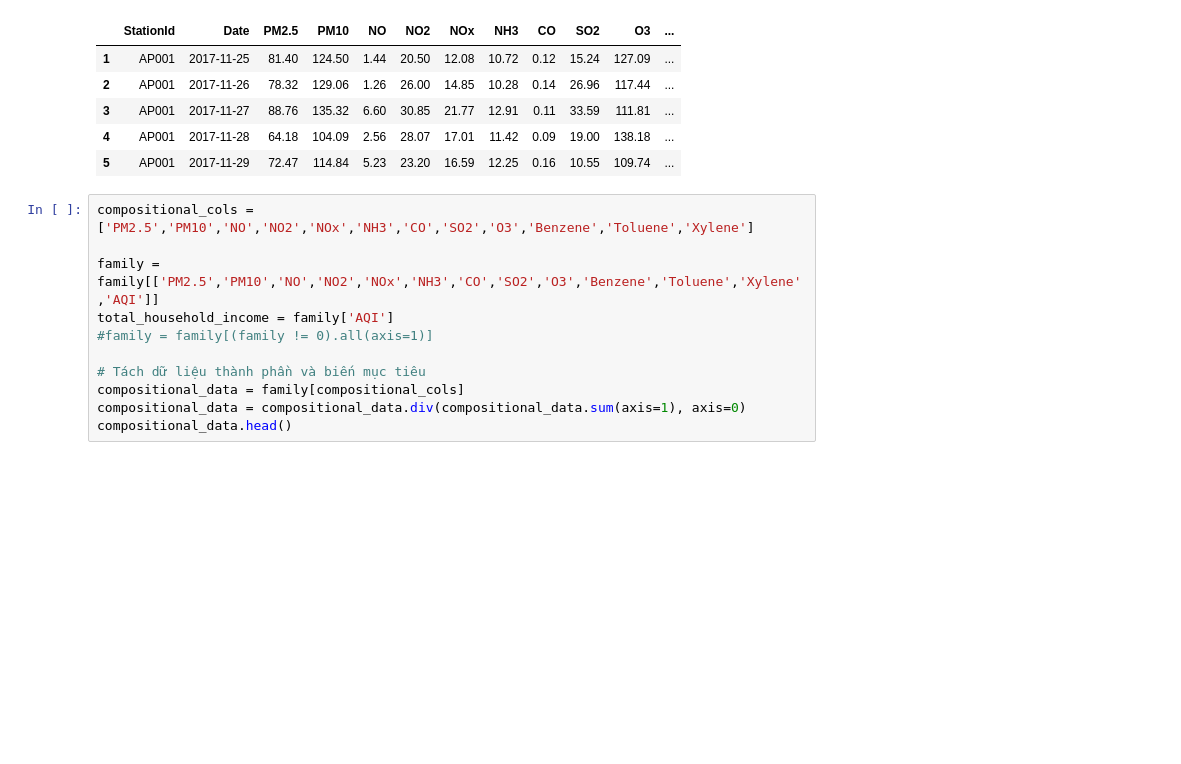
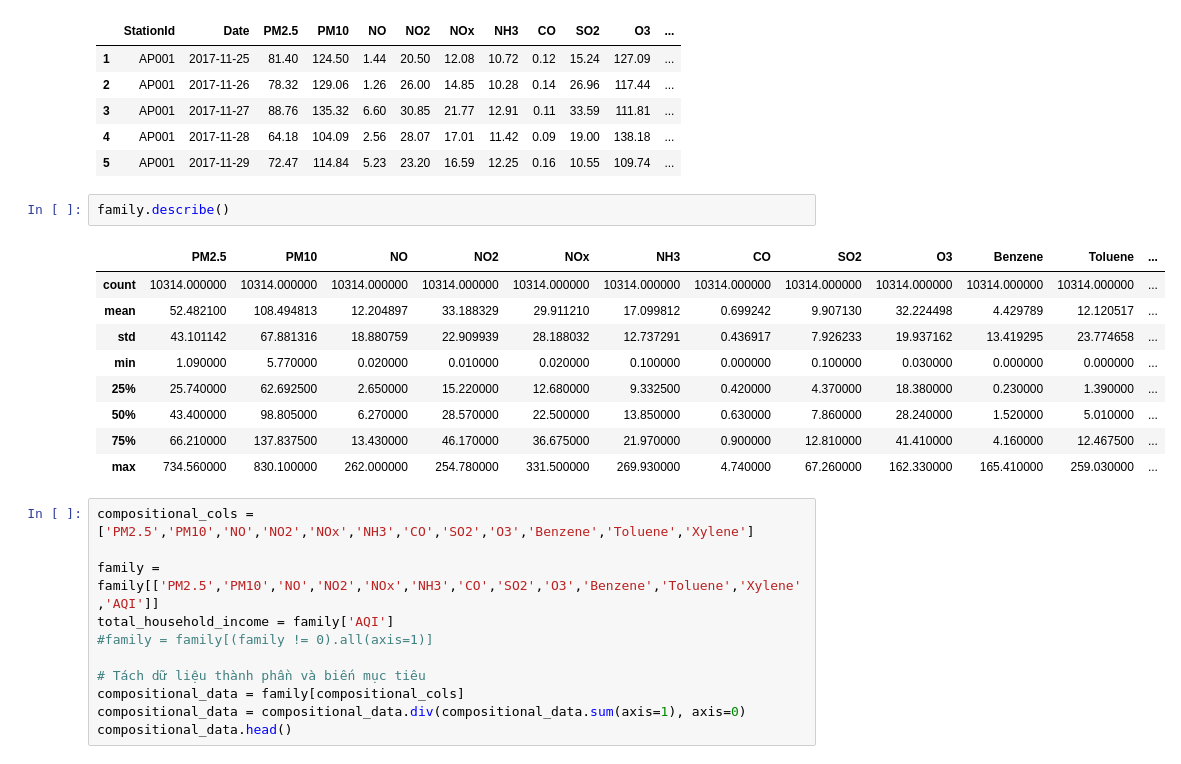
Before and after one commit to leonadoMacrus/final01, a Jupyter notebook: station1.ipynb, the cells around one changed output. Cells and saved outputs as stored; diff of their text form; blank space fills up the shorter version.

```diff
--- a/station1.ipynb
+++ b/station1.ipynb
@@ -20,6 +20,18 @@ family.head()
 | 3 | AP001 | 2017-11-27 | 88.76 | 135.32 | 6.60 | 30.85 | 21.77 | 12.91 | 0.11 | 33.59 | 111.81 | ... |
 | 4 | AP001 | 2017-11-28 | 64.18 | 104.09 | 2.56 | 28.07 | 17.01 | 11.42 | 0.09 | 19.00 | 138.18 | ... |
 | 5 | AP001 | 2017-11-29 | 72.47 | 114.84 | 5.23 | 23.20 | 16.59 | 12.25 | 0.16 | 10.55 | 109.74 | ... |
+# %%
+family.describe()
+# %% [output]
+|  | PM2.5 | PM10 | NO | NO2 | NOx | NH3 | CO | SO2 | O3 | Benzene | Toluene | ... |
+| count | 10314.000000 | 10314.000000 | 10314.000000 | 10314.000000 | 10314.000000 | 10314.000000 | 10314.000000 | 10314.000000 | 10314.000000 | 10314.000000 | 10314.000000 | ... |
+| mean | 52.482100 | 108.494813 | 12.204897 | 33.188329 | 29.911210 | 17.099812 | 0.699242 | 9.907130 | 32.224498 | 4.429789 | 12.120517 | ... |
+| std | 43.101142 | 67.881316 | 18.880759 | 22.909939 | 28.188032 | 12.737291 | 0.436917 | 7.926233 | 19.937162 | 13.419295 | 23.774658 | ... |
+| min | 1.090000 | 5.770000 | 0.020000 | 0.010000 | 0.020000 | 0.100000 | 0.000000 | 0.100000 | 0.030000 | 0.000000 | 0.000000 | ... |
+| 25% | 25.740000 | 62.692500 | 2.650000 | 15.220000 | 12.680000 | 9.332500 | 0.420000 | 4.370000 | 18.380000 | 0.230000 | 1.390000 | ... |
+| 50% | 43.400000 | 98.805000 | 6.270000 | 28.570000 | 22.500000 | 13.850000 | 0.630000 | 7.860000 | 28.240000 | 1.520000 | 5.010000 | ... |
+| 75% | 66.210000 | 137.837500 | 13.430000 | 46.170000 | 36.675000 | 21.970000 | 0.900000 | 12.810000 | 41.410000 | 4.160000 | 12.467500 | ... |
+| max | 734.560000 | 830.100000 | 262.000000 | 254.780000 | 331.500000 | 269.930000 | 4.740000 | 67.260000 | 162.330000 | 165.410000 | 259.030000 | ... |
 # %%
 compositional_cols = ['PM2.5','PM10','NO','NO2','NOx','NH3','CO','SO2','O3','Benzene','Toluene','Xylene']
 
```
Also changed, not shown: parts of 4 cells of this notebook, 6 other files.
